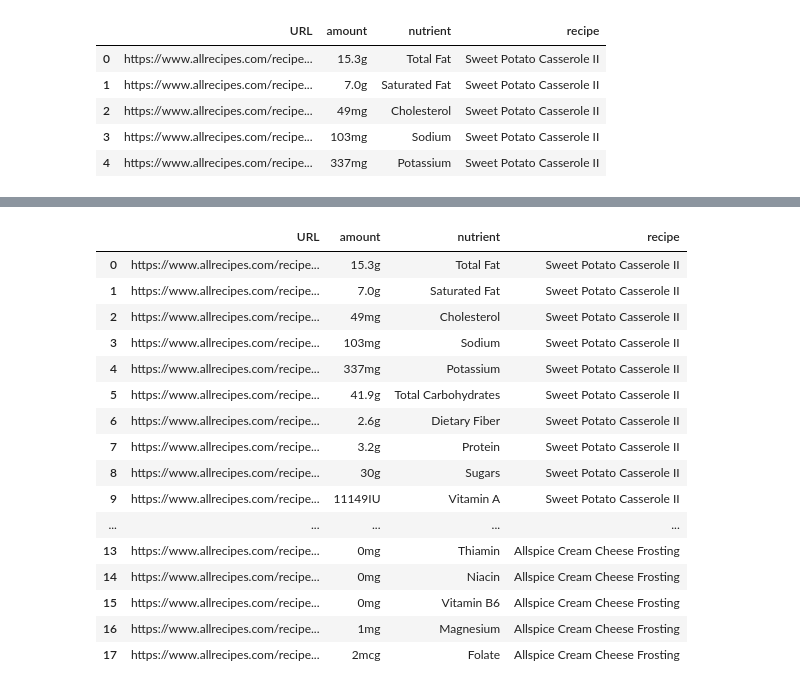
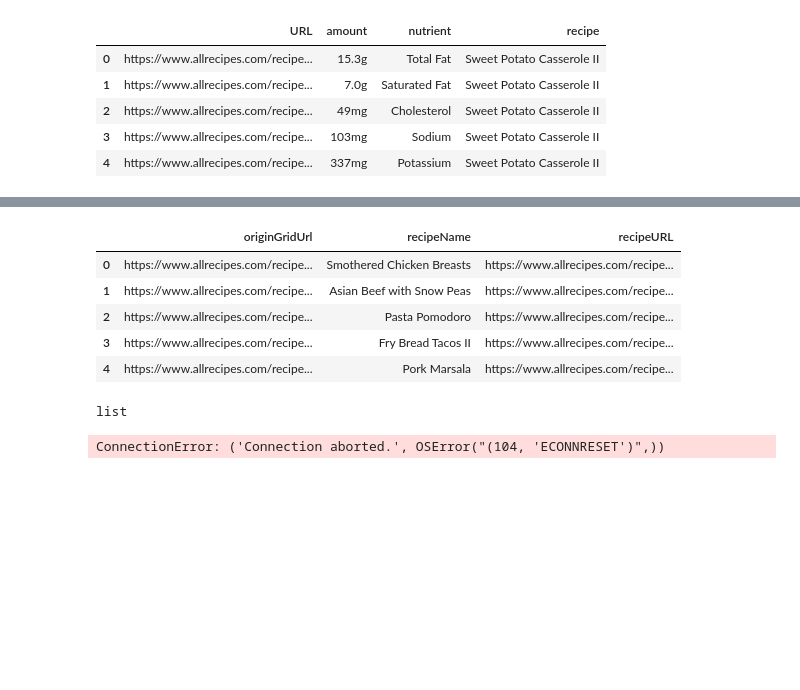
Before and after one commit to strefele/ADA2018-Project, a Jupyter notebook: Project.ipynb, the cells around one changed output, grey strips where cells are left out. Drawn from its saved outputs; the diff is of its cells as text; code cells hidden in the pictures; blank space fills up the shorter version.

Commit message:
Import the urls of all dinners and try to get the nutrients. For the moment, we get an error after a certain number of queries.

```diff
--- a/Project.ipynb
+++ b/Project.ipynb
@@ -126,20 +141,0 @@ nutrient_df, ingredient_df = get_recipe_data(url2, nutrient_df, ingredient_df)
-# %%
-nutrient_df
-# %% [output]
-|  | URL | amount | nutrient | recipe |
-| 0 | https://www.allrecipes.com/recipe... | 15.3g | Total Fat | Sweet Potato Casserole II |
-| 1 | https://www.allrecipes.com/recipe... | 7.0g | Saturated Fat | Sweet Potato Casserole II |
-| 2 | https://www.allrecipes.com/recipe... | 49mg | Cholesterol | Sweet Potato Casserole II |
-| 3 | https://www.allrecipes.com/recipe... | 103mg | Sodium | Sweet Potato Casserole II |
-| 4 | https://www.allrecipes.com/recipe... | 337mg | Potassium | Sweet Potato Casserole II |
-| 5 | https://www.allrecipes.com/recipe... | 41.9g | Total Carbohydrates | Sweet Potato Casserole II |
-| 6 | https://www.allrecipes.com/recipe... | 2.6g | Dietary Fiber | Sweet Potato Casserole II |
-| 7 | https://www.allrecipes.com/recipe... | 3.2g | Protein | Sweet Potato Casserole II |
-| 8 | https://www.allrecipes.com/recipe... | 30g | Sugars | Sweet Potato Casserole II |
-| 9 | https://www.allrecipes.com/recipe... | 11149IU | Vitamin A | Sweet Potato Casserole II |
-| ... | ... | ... | ... | ... |
-| 13 | https://www.allrecipes.com/recipe... | 0mg | Thiamin | Allspice Cream Cheese Frosting |
-| 14 | https://www.allrecipes.com/recipe... | 0mg | Niacin | Allspice Cream Cheese Frosting |
-| 15 | https://www.allrecipes.com/recipe... | 0mg | Vitamin B6 | Allspice Cream Cheese Frosting |
-| 16 | https://www.allrecipes.com/recipe... | 1mg | Magnesium | Allspice Cream Cheese Frosting |
-| 17 | https://www.allrecipes.com/recipe... | 2mcg | Folate | Allspice Cream Cheese Frosting |
@@ -145,0 +144,18 @@ nutrient_df
+# %%
+dinner_url_df = pd.read_csv('data/recipeLists/dinner_url.csv')
+dinner_url_df.columns = ["originGridUrl", "recipeName", "recipeURL"]
+pd.options.display.max_colwidth = 200
+#display(dinner_url_df['recipeURL'].head())
+# %%
+#dinner_url_df['recipeURL'] = dinner_url_df['recipeURL'].split("?")[0]
+dinner_url_df['recipeURL'] = dinner_url_df['recipeURL'].astype(str).apply(lambda x: x.split("?")[0])
+#dinner_url_df['recipeURLPrime'] = str(dinner_url_df['recipeURL']).split("?")[0]
+pd.set_option('display.max_rows', None,'display.max_columns', None)
+display(dinner_url_df.head())
+# %% [output]
+|  | originGridUrl | recipeName | recipeURL |
+| 0 | https://www.allrecipes.com/recipe... | Smothered Chicken Breasts | https://www.allrecipes.com/recipe... |
+| 1 | https://www.allrecipes.com/recipe... | Asian Beef with Snow Peas | https://www.allrecipes.com/recipe... |
+| 2 | https://www.allrecipes.com/recipe... | Pasta Pomodoro | https://www.allrecipes.com/recipe... |
+| 3 | https://www.allrecipes.com/recipe... | Fry Bread Tacos II | https://www.allrecipes.com/recipe... |
+| 4 | https://www.allrecipes.com/recipe... | Pork Marsala | https://www.allrecipes.com/recipe... |
@@ -145,0 +164,16 @@ nutrient_df
+# %%
+type(dinnerURLList)
+# %% [output]
+list
+# %%
+nutrient_columns2 = ['URL', 'amount', 'nutrient', 'recipe']
+ingredient_columns2 = ['URL', 'ingredient']
+nutrient_df2 = pd.DataFrame(columns=nutrient_columns2)
+ingredient_df2 = pd.DataFrame(columns=ingredient_columns2)
+
+import time
+for url in dinnerURLList[:100]:
+    nutrient_df2, ingredient_df2 = get_recipe_data(url, nutrient_df2, ingredient_df2)
+    time.sleep(1)
+# %% [output]
+ConnectionError: ('Connection aborted.', OSError("(104, 'ECONNRESET')",))
```
Also changed, not shown: parts of 10 cells of this notebook.
